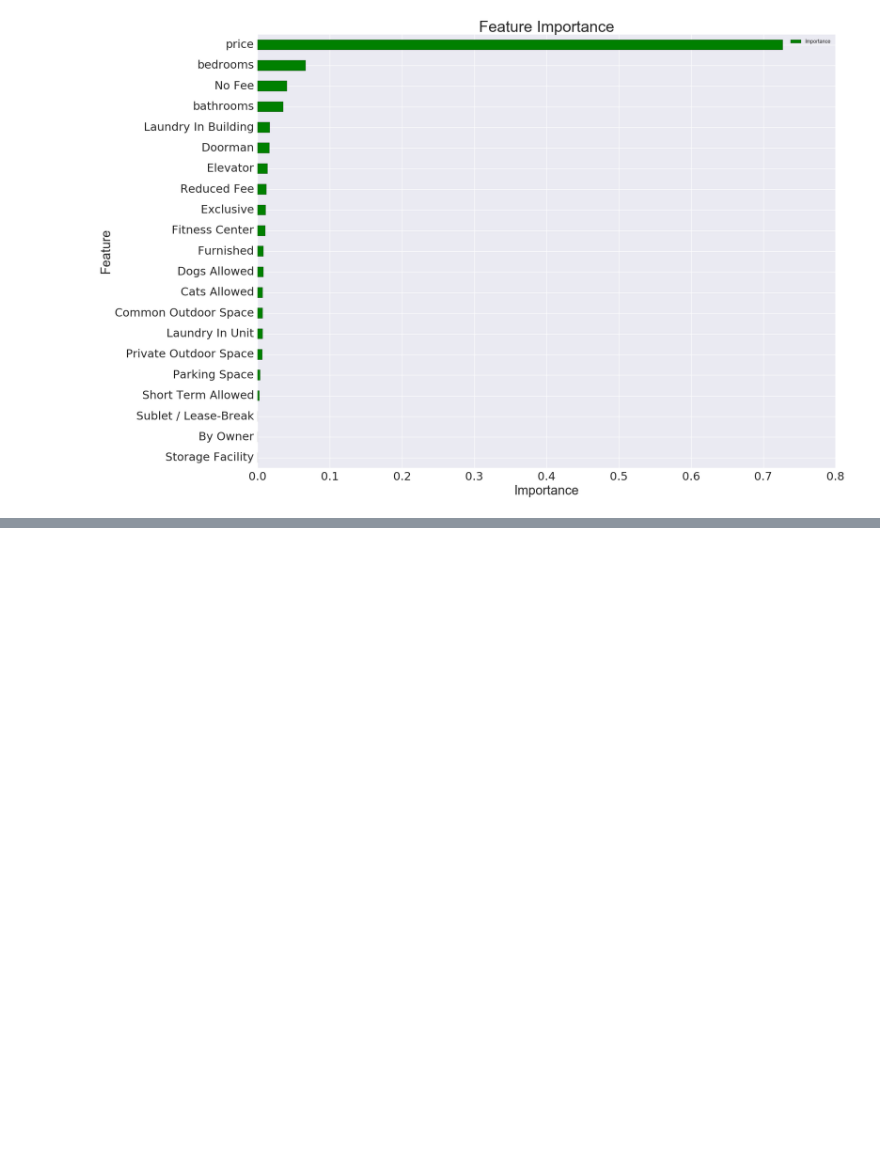
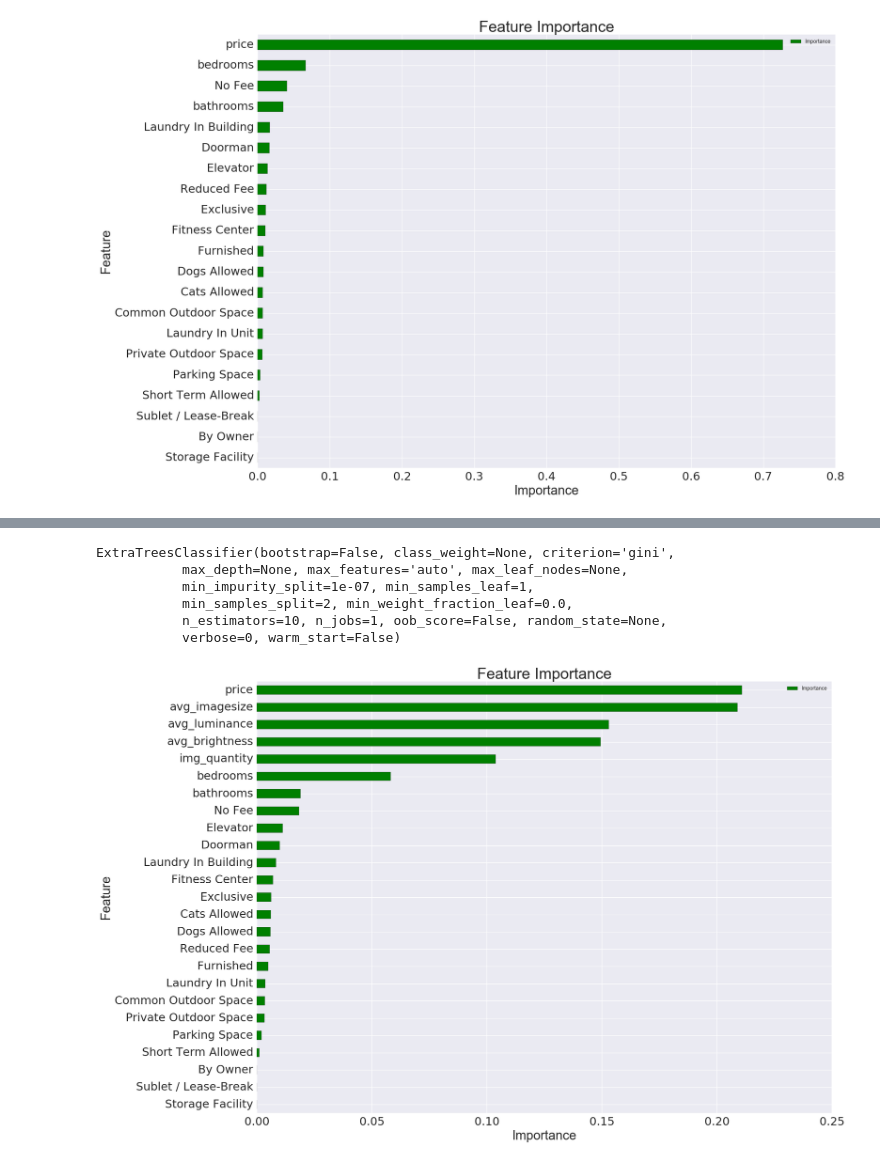
Before and after one commit to RayyGao/two-sigma, a Jupyter notebook: develop/2017-02-26-YH-FeatureImportance.ipynb, the cells around one changed output, grey strips where cells are left out. Saved outputs shown, nothing was run; the diff lists cells and outputs as text; code cells hidden in the pictures; blank space fills up the shorter version.

```diff
--- a/develop/2017-02-26-YH-FeatureImportance.ipynb
+++ b/develop/2017-02-26-YH-FeatureImportance.ipynb
@@ -129,0 +144,5 @@ plt.show()
+# %%
+k = pd.read_csv("/Users/tommyhuang/Desktop/image_stats-fixed.csv")
+b = k.fillna(0)
+# %%
+p = pd.merge(train_data, b, how='left', on='listing_id')
@@ -129,0 +179,15 @@ plt.show()
+# %%
+from sklearn import metrics
+from sklearn.ensemble import ExtraTreesClassifier
+# load the iris datasets
+
+# fit an Extra Trees model to the data
+model = ExtraTreesClassifier()
+model.fit(d1, d2)
+# %% [output]
+ExtraTreesClassifier(bootstrap=False, class_weight=None, criterion='gini',
+           max_depth=None, max_features='auto', max_leaf_nodes=None,
+           min_impurity_split=1e-07, min_samples_leaf=1,
+           min_samples_split=2, min_weight_fraction_leaf=0.0,
+           n_estimators=10, n_jobs=1, oob_score=False, random_state=None,
+           verbose=0, warm_start=False)
@@ -129,0 +215,29 @@ plt.show()
+# %%
+d4 = pd.DataFrame(d3,index = ['bathrooms','bedrooms','price',"By Owner",
+                     "Exclusive",
+                     "Sublet / Lease-Break",
+                     "No Fee",
+                     "Reduced Fee",
+                     "Short Term Allowed",
+                     "Furnished",
+                     "Laundry In Unit",
+                     "Private Outdoor Space",
+                     "Parking Space",
+                     "Cats Allowed",
+                     "Dogs Allowed",
+                     "Doorman",
+                     "Elevator",
+                     "Fitness Center",
+                     "Laundry In Building",
+                     "Common Outdoor Space",
+                     "Storage Facility","avg_brightness","avg_imagesize","avg_luminance","img_quantity"])
+# %%
+import seaborn as sn
+import matplotlib.pyplot as plt
+d4.sort_values("Importance", ascending=True).plot(fontsize=22,kind = 'barh',color = 'g',figsize=(20,15))
+plt.title('Feature Importance',fontsize= 30)
+plt.xlabel('Importance', fontsize=25)
+plt.ylabel('Feature', fontsize=25)
+plt.show()
+# %% [output]
+[figure, added]
```
Also changed, not shown: parts of 6 cells of this notebook.
